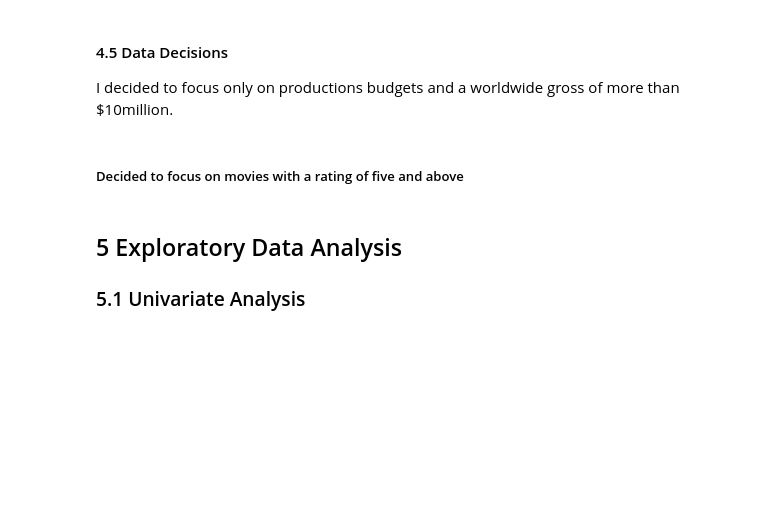
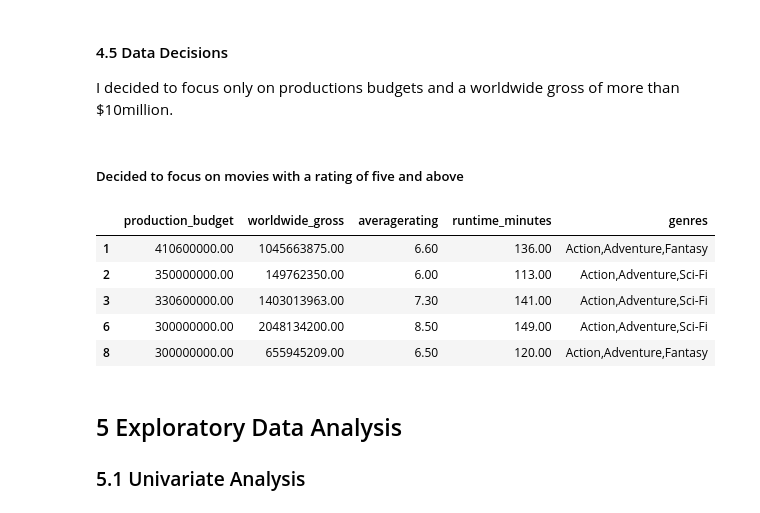
Before and after one commit to KillionMokaya/dsc.phase1project, a Jupyter notebook: Student.ipynb, the cells around one changed output. Saved outputs shown, nothing was run; the diff lists cells and outputs as text; code cells hidden in the pictures; blank space fills up the shorter version.

```diff
--- a/Student.ipynb
+++ b/Student.ipynb
@@ -142,5 +179,22 @@ I decided to focus only on productions budgets  and  a worldwide gross of more t
+# %%
+# Setting minimum for production budget
+
+final_data = final_data[final_data['production_budget'] >= 10000000]
+
+# Setting minimum for worldwide_gross
+final_data = final_data[final_data['worldwide_gross'] >= 10000000]
 # %% [markdown]
 ##### Decided to focus on movies with a rating of five and above
-# %%
-final_data = final_data['averagerating'] >= 5
+# %%
+# Setting minimum for averagerating
+final_data = final_data[final_data['averagerating'] >= 5]
+# %%
+final_data.head()
+# %% [output]
+|  | production_budget | worldwide_gross | averagerating | runtime_minutes | genres |
+| 1 | 410600000.00 | 1045663875.00 | 6.60 | 136.00 | Action,Adventure,Fantasy |
+| 2 | 350000000.00 | 149762350.00 | 6.00 | 113.00 | Action,Adventure,Sci-Fi |
+| 3 | 330600000.00 | 1403013963.00 | 7.30 | 141.00 | Action,Adventure,Sci-Fi |
+| 6 | 300000000.00 | 2048134200.00 | 8.50 | 149.00 | Action,Adventure,Sci-Fi |
+| 8 | 300000000.00 | 655945209.00 | 6.50 | 120.00 | Action,Adventure,Fantasy |
 # %%
```
Also changed, not shown: parts of 25 cells of this notebook.
